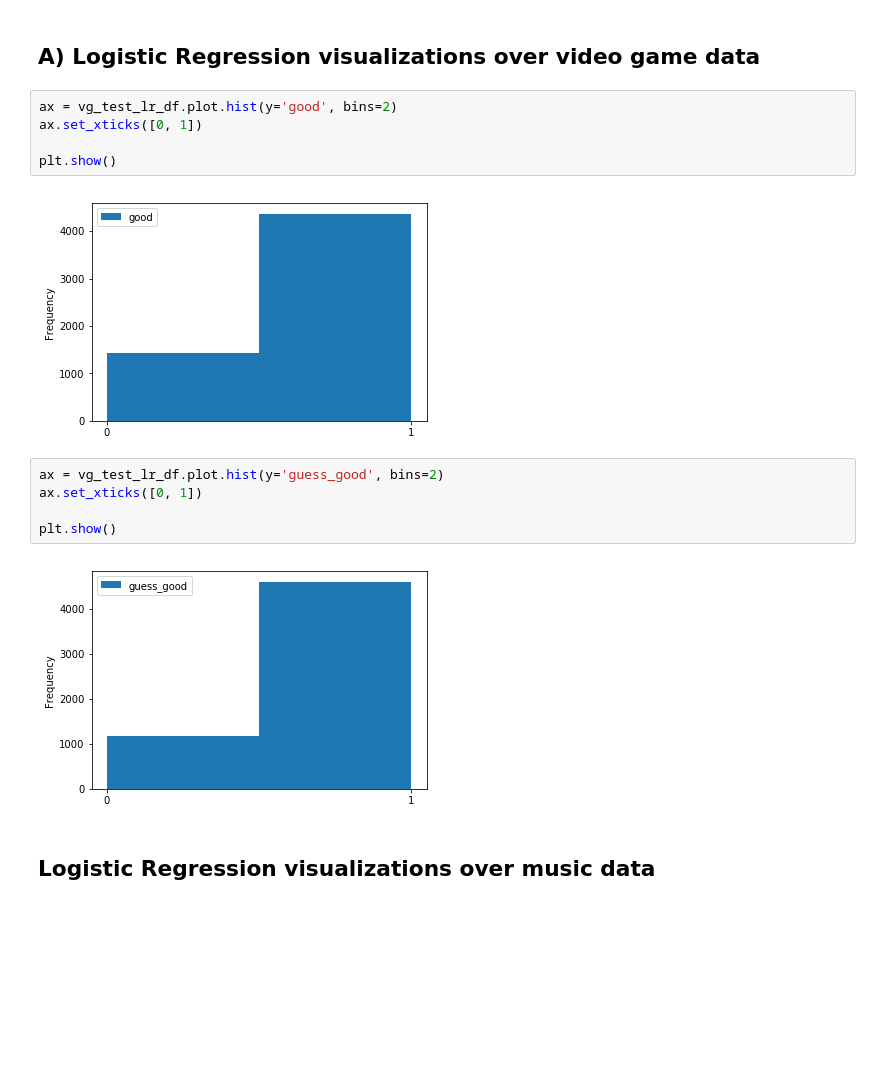
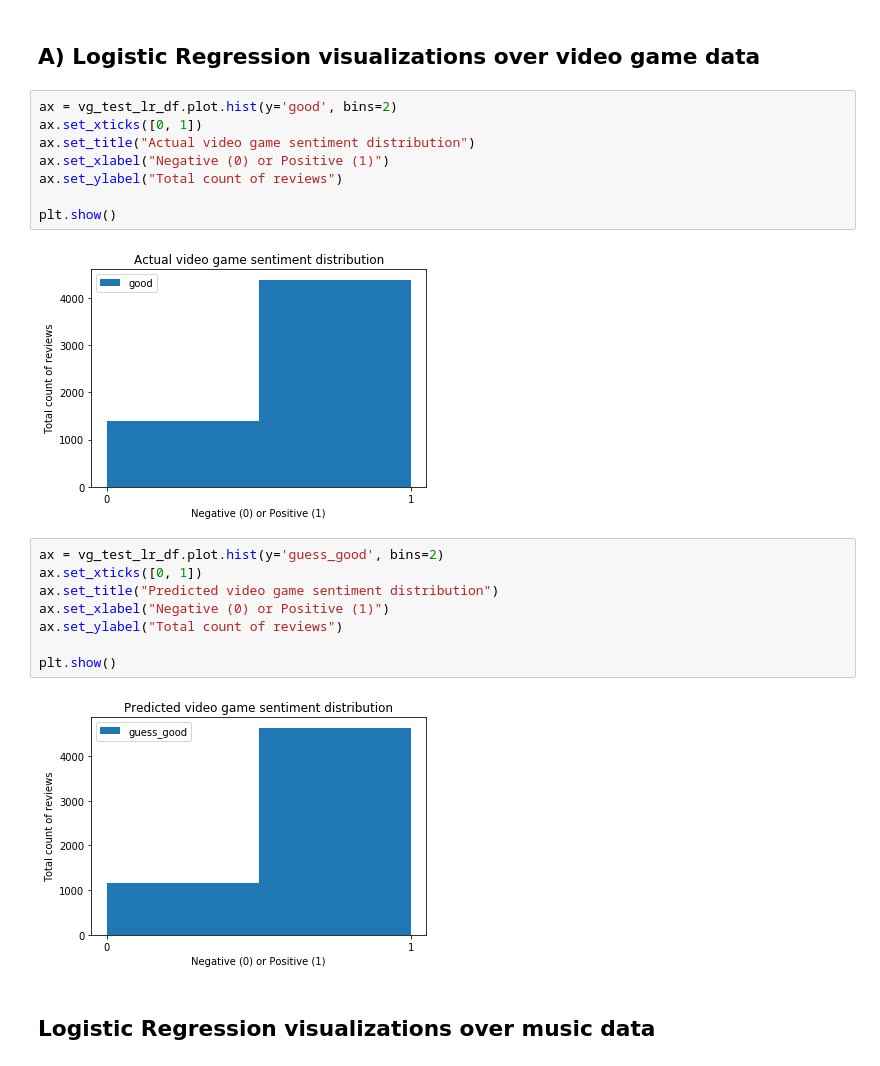
Before and after one commit to heatherThida2/Amazon-SentimentalAnalysis, a Jupyter notebook: sentiment-analysis--amazon_commented.ipynb, the cells around one changed output. Cells and saved outputs as stored; diff of their text form; blank space fills up the shorter version.

Commit message:
add graph labels

```diff
--- a/sentiment-analysis--amazon_commented.ipynb
+++ b/sentiment-analysis--amazon_commented.ipynb
@@ -563,17 +564,23 @@ import matplotlib.pyplot as plt
 # %%
 ax = vg_test_lr_df.plot.hist(y='good', bins=2)
 ax.set_xticks([0, 1])
+ax.set_title("Actual video game sentiment distribution")
+ax.set_xlabel("Negative (0) or Positive (1)")
+ax.set_ylabel("Total count of reviews")
 
 plt.show()
 # %% [output]
-[figure, old version]
+[figure, new version]
 # %%
 ax = vg_test_lr_df.plot.hist(y='guess_good', bins=2)
 ax.set_xticks([0, 1])
+ax.set_title("Predicted video game sentiment distribution")
+ax.set_xlabel("Negative (0) or Positive (1)")
+ax.set_ylabel("Total count of reviews")
 
 plt.show()
 # %% [output]
-[figure, old version]
+[figure, new version]
 # %% [markdown]
 ## Logistic Regression visualizations over music data
 # %%
```
Also changed, not shown: parts of 30 cells of this notebook.
